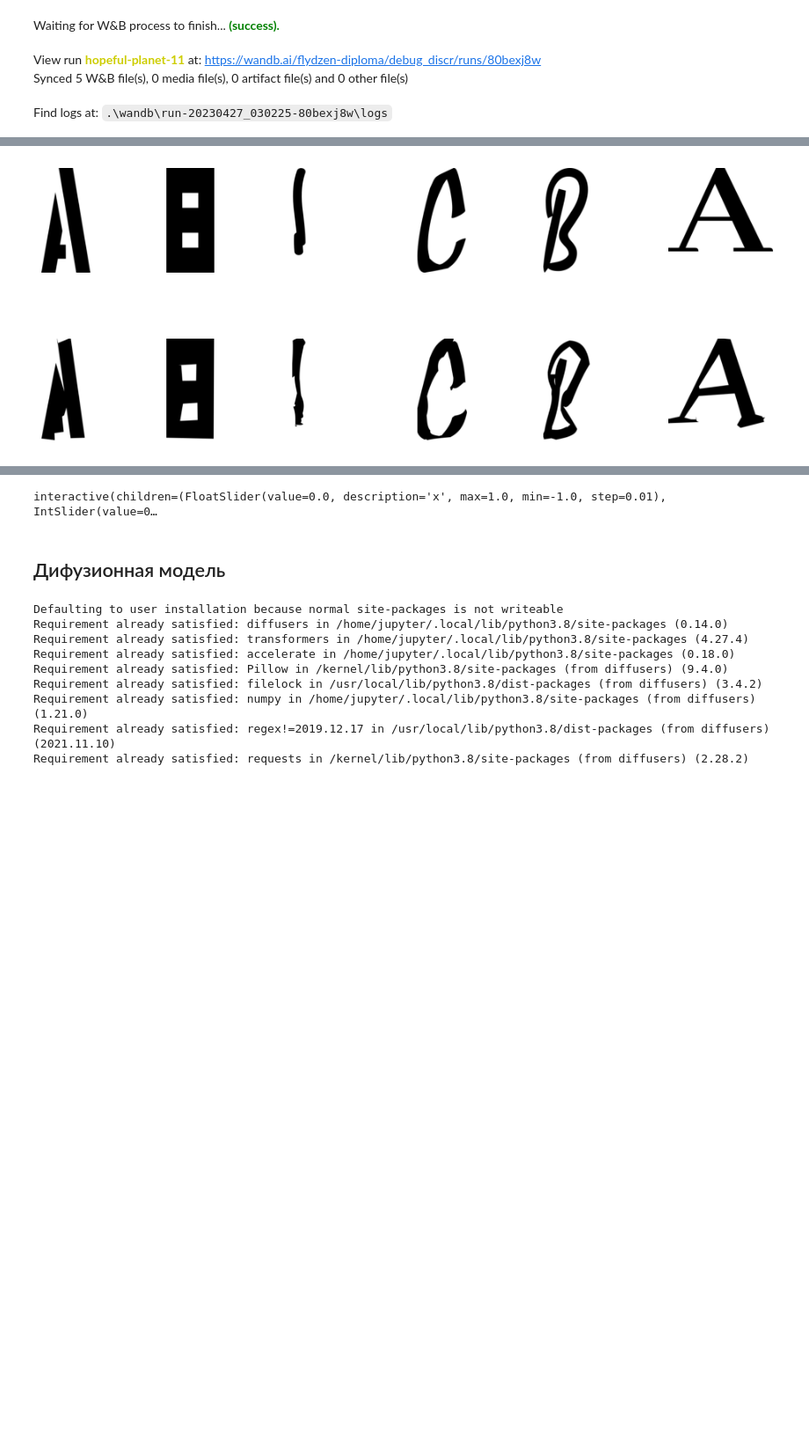
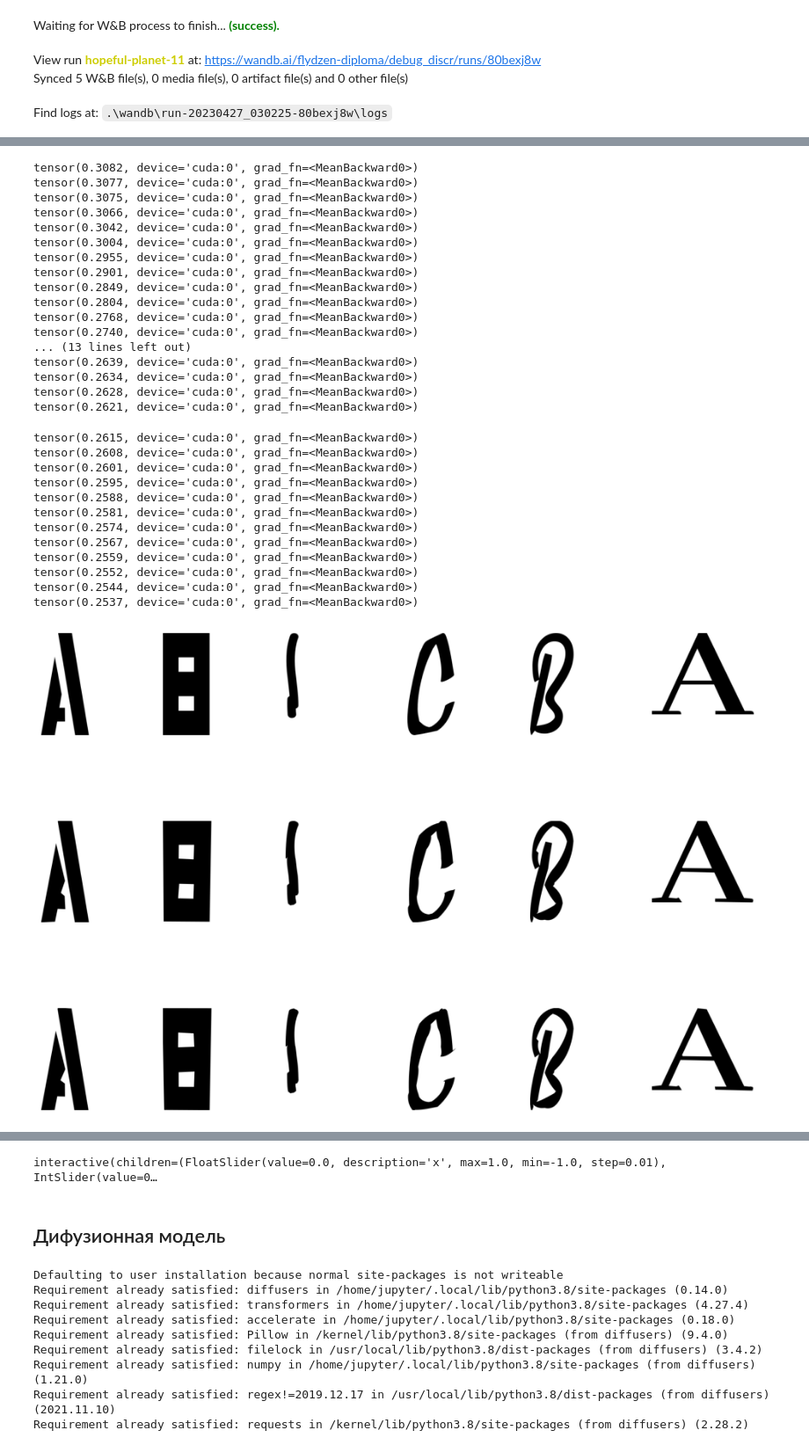
Before and after one commit to flydzen/diploma, a Jupyter notebook: diffuse_cond.ipynb, the cells around one changed output, grey strips where cells are left out. Shown at 88% size. Cells and saved outputs as stored; diff of their text form; code cells hidden in the pictures; blank space fills up the shorter version.

Commit message:
Discriminator with data optimization

```diff
--- a/diffuse_cond.ipynb
+++ b/diffuse_cond.ipynb
@@ -237,7 +263,7 @@ class AE(nn.Module):
         self.decoder = []
         for i in range(len(decoder_params) - 2):
             self.decoder.append(Block(decoder_params[i], decoder_params[i + 1], activation=nn.Tanh))
-        self.decoder.append(Block(decoder_params[-2], decoder_params[-1], activation=nn.Tanh))
+        self.decoder.append(Block(decoder_params[-2], decoder_params[-1], activation=nn.ReLU))
 
         self.encoder = nn.Sequential(*self.encoder)
         self.decoder = nn.Sequential(*self.decoder)
@@ -292,7 +318,7 @@ class AE(nn.Module):
             mse_loss = self.loss(output, images)
             loss = mse_loss
             # if self.last_d_loss < 1:
-            d_out_ae = discriminator(output).mean() * max((0.7 - self.last_d_loss / 2), 0)
+            d_out_ae = discriminator(output).mean() * max((0.7 - self.last_d_loss / 2), 0) * mse_loss.item()
             loss = mse_loss + d_out_ae
 
             optimizer.zero_grad()
@@ -300,18 +326,7 @@ class AE(nn.Module):
             optimizer.step()
 
             # Обучение дискриминатора на тех же данных
-            fake_and_real_input = torch.cat((output.detach(), images))
-            d_labels_fake = torch.ones(len(images), 1).to(device)
-            d_labels_real = torch.zeros(len(images), 1).to(device)
-            d_out = discriminator(fake_and_real_input)
-            d_out_fake = d_out[:len(d_out) // 2]
-            d_out_real = d_out[len(d_out) // 2:]
-            d_loss_fake = discriminator.loss(d_out_fake, d_labels_fake)
-            d_loss_real = discriminator.loss(d_out_real, d_labels_real)
-            d_loss = d_loss_fake + d_loss_real
-            d_optim.zero_grad()
-            d_loss.backward()
-            d_optim.step()
+            d_loss, d_loss_fake, d_loss_real = discriminator.train_fn(output.detach(), images, d_optim)
             self.last_d_loss = d_loss.item()
 
             if batch % progresser.interval == 0:
@@ -484,12 +499,12 @@ study.optimize(run_for_search, n_trials=14, show_progress_bar=True)
 ## Создание и запуск AE
 # %%
 #!g1.4
-force = True
+force = False
 GLIPH_WIDTH = 256
-params = [SVG.ENCODE_HEIGHT * SVG.ENCODE_WIDTH, 2467, 1775, 862, 755, 657, GLIPH_WIDTH]
-d_params = [SVG.ENCODE_HEIGHT * SVG.ENCODE_WIDTH, 2467, 2000, 1775, 1200, 1024, 512, 256, 128, 64, 32, 16, 8, 1]
+params = [SVG.ENCODE_HEIGHT * SVG.ENCODE_WIDTH, 2467, 1776, 862, 755, 657, GLIPH_WIDTH]
+d_params = [SVG.ENCODE_HEIGHT * SVG.ENCODE_WIDTH, 2467, 2000, 1776, 1200, 1024, 512, 256, 128, 64, 32, 16, 8, 1]
 # lr = 3e-5
-lr = 1e-4
+lr = 2e-5
 
 model_ae, optimizer, scheduler = setup_ae(
     params=params,
@@ -560,7 +601,7 @@ Find logs at: .\wandb\run-20230427_030225-80bexj8w\logs
 # %%
 #!g1.4
 imgs_num = 6
-plt.figure(figsize=(2 * imgs_num, 8))
+plt.figure(figsize=(2 * imgs_num, 9))
 plt.axis('off')
 
 pre_samples, _, _ = dataset_train[:(100)*imgs_num: 100]
@@ -572,6 +613,13 @@ samples = np.concatenate(samples)
 
 model_ae.eval()
 processed_samples = to_numpy(model_ae(torch.Tensor(samples).to(device)))
+refined_samples = to_numpy(
+    model_ae.discriminator[0].optimize(
+        torch.Tensor(processed_samples).to(device),
+        steps=50,
+        lr=1e-4,
+    )
+)
 
 for i in range(imgs_num):
     plt.subplot(3, imgs_num, i + 1)
@@ -581,5 +629,9 @@ for i in range(imgs_num):
     plt.subplot(3, imgs_num, imgs_num + i + 1)
     plt.axis('off')
     show_sampled(processed_samples[i])
+for i in range(imgs_num):
+    plt.subplot(3, imgs_num, imgs_num * 2 + i + 1)
+    plt.axis('off')
+    show_sampled(refined_samples[i])
 plt.show()
 # %% [output]
@@ -586 +647,30 @@ plt.show()
+tensor(0.3082, device='cuda:0', grad_fn=<MeanBackward0>)
+tensor(0.3077, device='cuda:0', grad_fn=<MeanBackward0>)
+tensor(0.3075, device='cuda:0', grad_fn=<MeanBackward0>)
+tensor(0.3066, device='cuda:0', grad_fn=<MeanBackward0>)
+tensor(0.3042, device='cuda:0', grad_fn=<MeanBackward0>)
+tensor(0.3004, device='cuda:0', grad_fn=<MeanBackward0>)
+tensor(0.2955, device='cuda:0', grad_fn=<MeanBackward0>)
+tensor(0.2901, device='cuda:0', grad_fn=<MeanBackward0>)
+tensor(0.2849, device='cuda:0', grad_fn=<MeanBackward0>)
+tensor(0.2804, device='cuda:0', grad_fn=<MeanBackward0>)
+tensor(0.2768, device='cuda:0', grad_fn=<MeanBackward0>)
+tensor(0.2740, device='cuda:0', grad_fn=<MeanBackward0>)
+... (13 lines left out)
+tensor(0.2639, device='cuda:0', grad_fn=<MeanBackward0>)
+tensor(0.2634, device='cuda:0', grad_fn=<MeanBackward0>)
+tensor(0.2628, device='cuda:0', grad_fn=<MeanBackward0>)
+tensor(0.2621, device='cuda:0', grad_fn=<MeanBackward0>)
+tensor(0.2615, device='cuda:0', grad_fn=<MeanBackward0>)
+tensor(0.2608, device='cuda:0', grad_fn=<MeanBackward0>)
+tensor(0.2601, device='cuda:0', grad_fn=<MeanBackward0>)
+tensor(0.2595, device='cuda:0', grad_fn=<MeanBackward0>)
+tensor(0.2588, device='cuda:0', grad_fn=<MeanBackward0>)
+tensor(0.2581, device='cuda:0', grad_fn=<MeanBackward0>)
+tensor(0.2574, device='cuda:0', grad_fn=<MeanBackward0>)
+tensor(0.2567, device='cuda:0', grad_fn=<MeanBackward0>)
+tensor(0.2559, device='cuda:0', grad_fn=<MeanBackward0>)
+tensor(0.2552, device='cuda:0', grad_fn=<MeanBackward0>)
+tensor(0.2544, device='cuda:0', grad_fn=<MeanBackward0>)
+tensor(0.2537, device='cuda:0', grad_fn=<MeanBackward0>)
-[figure, old version]
+[figure, new version]
```
Also changed, not shown: parts of 12 cells of this notebook.
